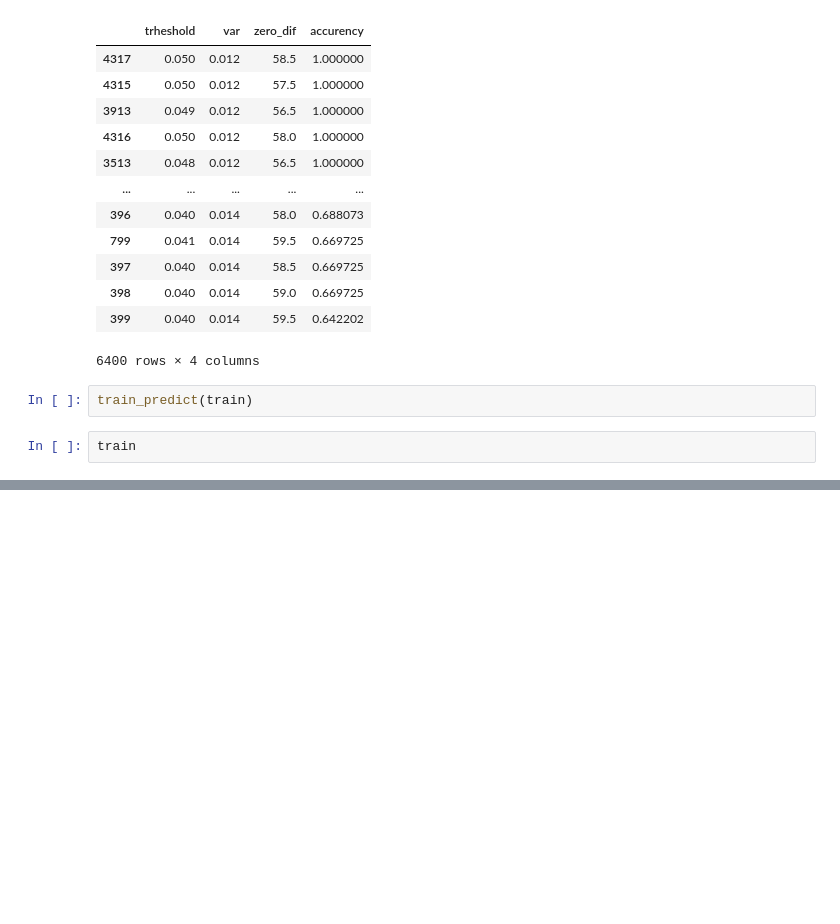
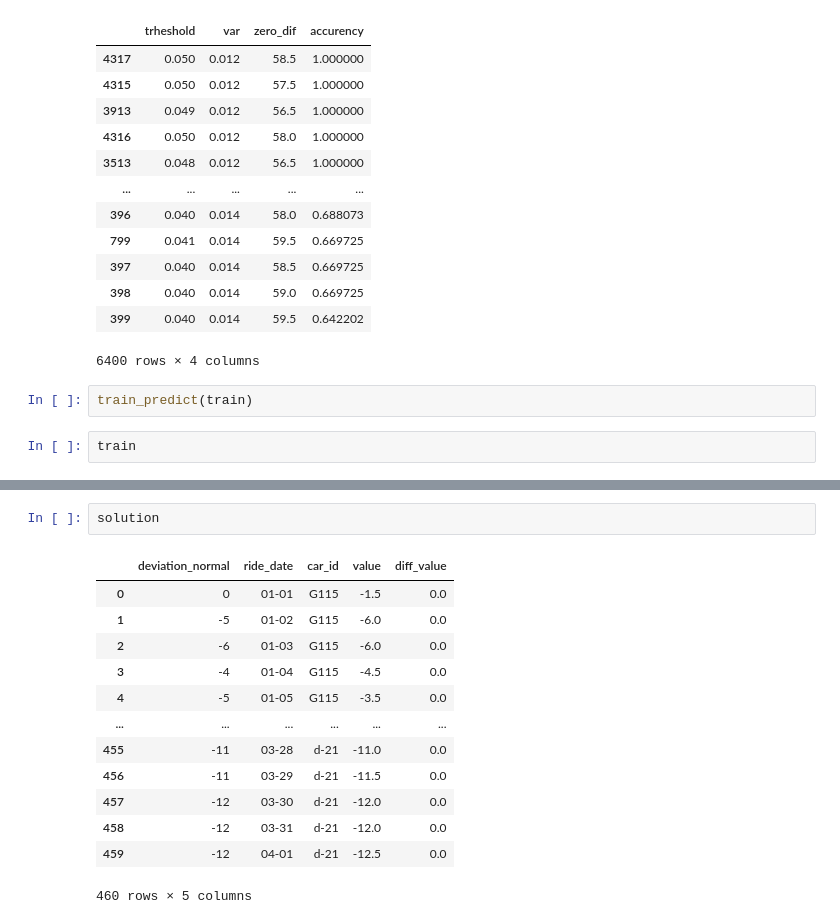
Before and after one commit to konstantin-samsonov/course-by-data-feeling, a Jupyter notebook: notebooks/03.2_feature_engineering_tasks.ipynb, the cells around one changed output, grey strips where cells are left out. Cells and saved outputs as stored; diff of their text form; blank space fills up the shorter version.

```diff
--- a/notebooks/03.2_feature_engineering_tasks.ipynb
+++ b/notebooks/03.2_feature_engineering_tasks.ipynb
@@ -290,0 +337,16 @@ train
+# %%
+solution
+# %% [output]
+|  | deviation_normal | ride_date | car_id | value | diff_value |
+| 0 | 0 | 01-01 | G115 | -1.5 | 0.0 |
+| 1 | -5 | 01-02 | G115 | -6.0 | 0.0 |
+| 2 | -6 | 01-03 | G115 | -6.0 | 0.0 |
+| 3 | -4 | 01-04 | G115 | -4.5 | 0.0 |
+| 4 | -5 | 01-05 | G115 | -3.5 | 0.0 |
+| ... | ... | ... | ... | ... | ... |
+| 455 | -11 | 03-28 | d-21 | -11.0 | 0.0 |
+| 456 | -11 | 03-29 | d-21 | -11.5 | 0.0 |
+| 457 | -12 | 03-30 | d-21 | -12.0 | 0.0 |
+| 458 | -12 | 03-31 | d-21 | -12.0 | 0.0 |
+| 459 | -12 | 04-01 | d-21 | -12.5 | 0.0 |
+460 rows × 5 columns
```
Also changed, not shown: parts of 10 cells of this notebook, 3 other files.
